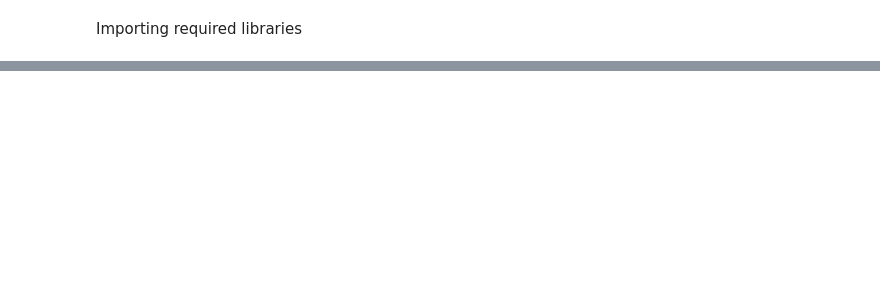
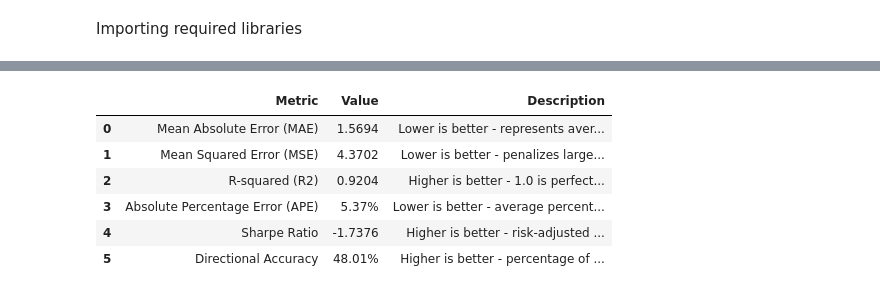
Before and after one commit to ApooU2/Project_Delta, a Jupyter notebook: combined.ipynb, the cells around one changed output, grey strips where cells are left out. Drawn from its saved outputs; the diff is of its cells as text; code cells hidden in the pictures; blank space fills up the shorter version.

```diff
--- a/combined.ipynb
+++ b/combined.ipynb
@@ -260,0 +195,74 @@ Directional Accuracy: 100.0%
+# %%
+# Calculate all metrics
+mae = mean_absolute_error(actual_prices, predictions)
+mse = mean_squared_error(actual_prices, predictions)
+r2 = r2_score(actual_prices, predictions)
+
+
+# Calculate APE (Absolute Percentage Error)
+ape = np.mean(np.abs((actual_prices - predictions) / actual_prices)) * 100
+
+# Calculate Sharpe Ratio
+returns = np.diff(predictions) / predictions[:-1]
+sharpe_ratio = np.mean(returns) / np.std(returns) * np.sqrt(252)  # Annualized
+
+# Calculate Directional Accuracy
+actual_direction = np.sign(np.diff(actual_prices))
+predicted_direction = np.sign(np.diff(predictions))
+directional_accuracy = np.mean(actual_direction == predicted_direction) * 100
+
+# Calculate additional profitability metrics
+profitability_metrics = {
+    'Win Rate': np.mean(predicted_direction == actual_direction)
+}
+# Define metrics dictionary
+metrics_dict = {
+    'Metric': [
+        'Mean Absolute Error (MAE)',
+        'Mean Squared Error (MSE)',
+        'R-squared (R2)',
+        'Absolute Percentage Error (APE)',
+        'Sharpe Ratio',
+        'Directional Accuracy'
+    ],
+    'Value': [
+        f'{mae:.4f}',
+        f'{mse:.4f}',
+        f'{r2:.4f}',
+        f'{ape:.2f}%',
+        f'{sharpe_ratio:.4f}',
+        f'{directional_accuracy:.2f}%'
+    ],
+    'Description': [
+        'Lower is better - represents average absolute prediction error',
+        'Lower is better - penalizes larger errors more heavily',
+        'Higher is better - 1.0 is perfect fit, 0.0 is poor fit',
+        'Lower is better - average percentage deviation from actual values',
+        'Higher is better - risk-adjusted return metric, >1 is good',
+        'Higher is better - percentage of correct price movement predictions'
+    ]
+}
+
+# Create and display metrics DataFrame
+metrics_df = pd.DataFrame(metrics_dict)
+
+print('\nModel Performance Metrics:')
+display(metrics_df)
+
+print('\nProfitability Metrics:')
+profitability_dict = {
+    'Metric': [
+
+        'Win Rate'
+    ],
+    'Value': [
+        f'{profitability_metrics["Win Rate"]:.4%}'
+    ],
+    'Description': [
+        'Percentage of correctly predicted price movements'
+    ]
+}
+
+profitability_df = pd.DataFrame(profitability_dict)
+display(profitability_df)
+# %% [output]
@@ -260,0 +270,7 @@ Directional Accuracy: 100.0%
+|  | Metric | Value | Description |
+| 0 | Mean Absolute Error (MAE) | 1.5694 | Lower is better - represents aver... |
+| 1 | Mean Squared Error (MSE) | 4.3702 | Lower is better - penalizes large... |
+| 2 | R-squared (R2) | 0.9204 | Higher is better - 1.0 is perfect... |
+| 3 | Absolute Percentage Error (APE) | 5.37% | Lower is better - average percent... |
+| 4 | Sharpe Ratio | -1.7376 | Higher is better - risk-adjusted ... |
+| 5 | Directional Accuracy | 48.01% | Higher is better - percentage of ... |
```
Also changed, not shown: parts of 6 cells of this notebook.
